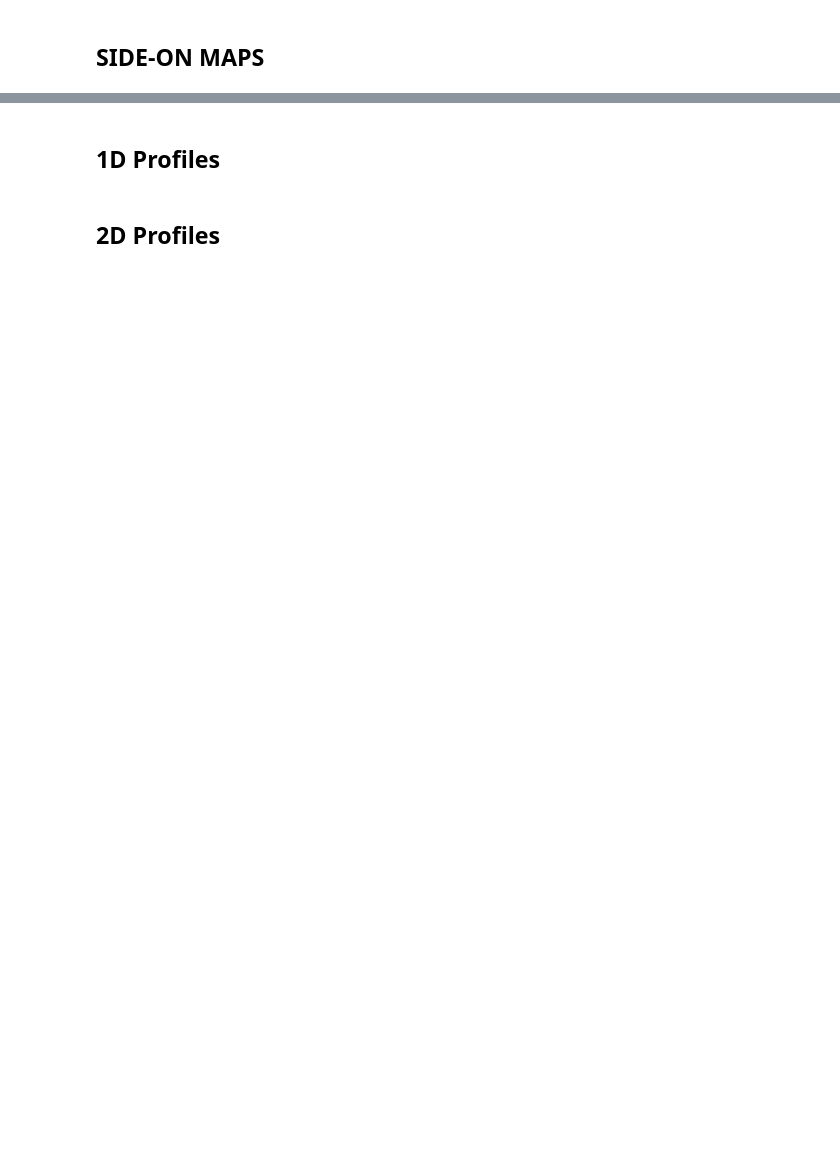
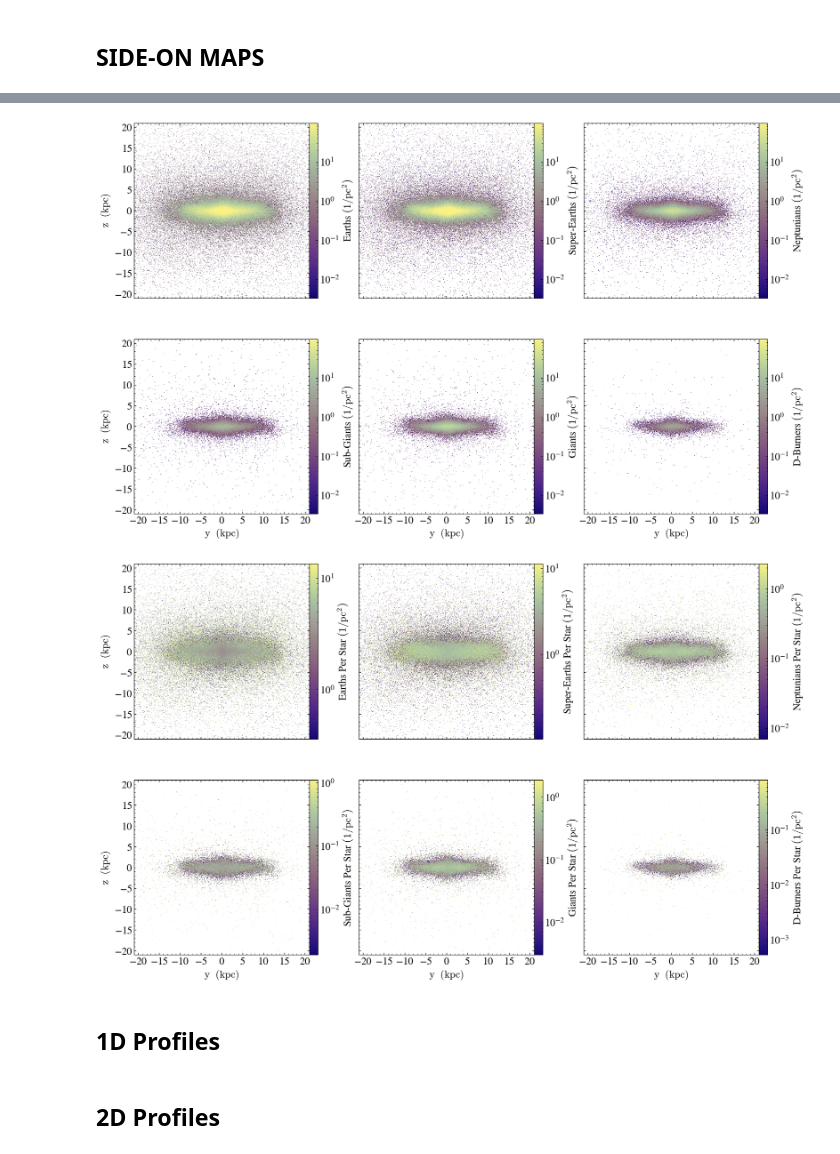
Before and after one commit to ChrisBoettner/skaro, a Jupyter notebook: notebooks/Planets.ipynb, the cells around one changed output, grey strips where cells are left out. Drawn from its saved outputs; the diff is of its cells as text; code cells hidden in the pictures; blank space fills up the shorter version.

Commit message:
adapted map plotting code

```diff
--- a/notebooks/Planets.ipynb
+++ b/notebooks/Planets.ipynb
@@ -45,30 +62,6 @@ ds, mw, stellar_model, imf, planet_model = data_setup(
 from planet_maps import plot_maps
 from planet_1dprofiles import plot_1dprofiles
 from planet_2dprofiles import plot_2dprofiles
-# %%
-def add_star_weighted_field(category, normalize=True):
-    def _star_weighted_planets(field, data):
-        planets_per_star = data["stars", category] / data["stars", "number"]
-        if normalize:
-            max_value = np.amax(planets_per_star)
-            if max_value == 0:
-                return np.repeat(0, len(planets_per_star))
-            else:
-                return planets_per_star / np.amax(planets_per_star)
-        else:
-            return planets_per_star
-
-    ds.add_field(
-        ("stars", f"star_weighted_{category}"),
-        function=_star_weighted_planets,
-        sampling_type="local",
-        units="auto",
-        dimensions=1,
-    )
-
-
-for category in planet_categories:
-    add_star_weighted_field(category, normalize=False)
 # %% [markdown]
 ## CREATE DATA SOURCE
 # %%
@@ -143,4 +139,6 @@ zplot, zplots = plot_maps(rotated_data, axis="z", save=save)
 # %% [markdown]
 ## SIDE-ON MAPS
 # %%
-yplot, yplots = plot_maps(rotated_data, axis="x", save=save)
+xplot, xfig = plot_maps(planet_categories, rotated_sphere_data, normal="x", save=save)
+xplot_per_star, xfig_per_star = plot_maps(planet_categories, rotated_sphere_data, normal="x", weight_field=("stars", "number"), global_normalisation=False, save=save)
+# %% [output]
@@ -147,3 +165,5 @@ yplot, yplots = plot_maps(rotated_data, axis="x", save=save)
+[figure, added]
+[figure, added]
 # %% [markdown]
 ## 1D Profiles
 # %%
```
Also changed, not shown: parts of 8 cells of this notebook, 2 other files.
